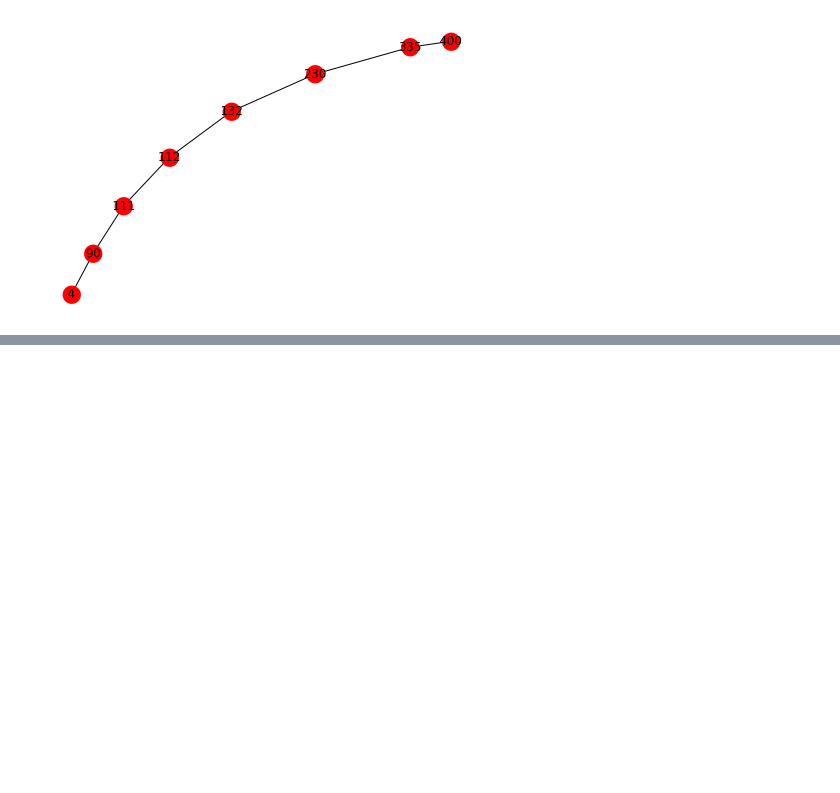
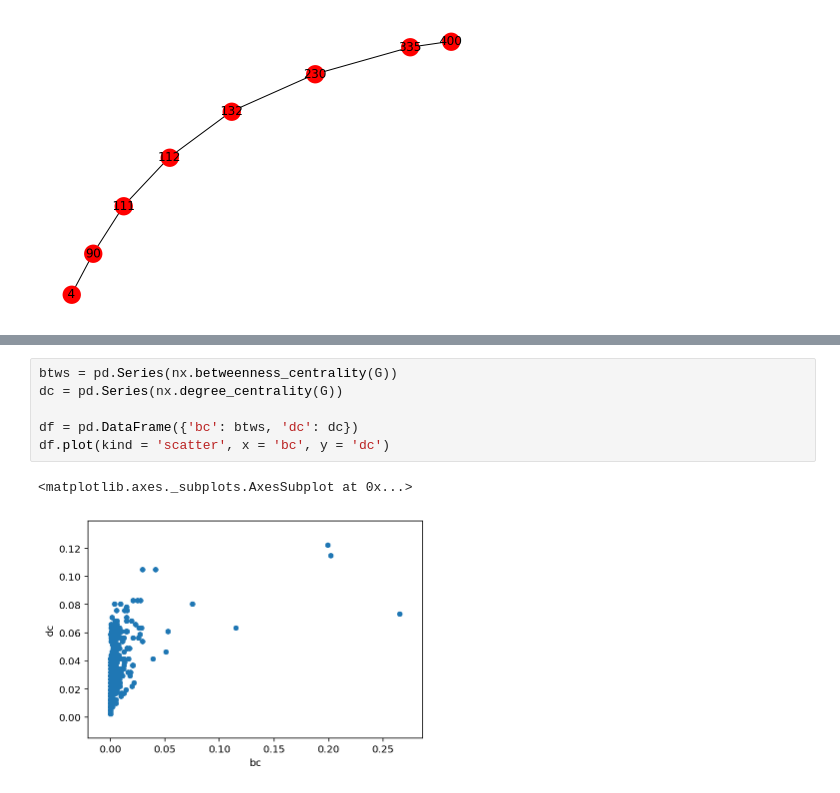
Before and after one commit to s28kiru/network-analysis, a Jupyter notebook: 2-hubs-paths.ipynb, the cells around one changed output, grey strips where cells are left out. Cells and saved outputs as stored; diff of their text form; blank space fills up the shorter version.

```diff
--- a/2-hubs-paths.ipynb
+++ b/2-hubs-paths.ipynb
@@ -161,0 +165,9 @@ nx.draw(newG, with_labels=True)
+# %%
+btws = pd.Series(nx.betweenness_centrality(G))
+dc = pd.Series(nx.degree_centrality(G))
+
+df = pd.DataFrame({'bc': btws, 'dc': dc})
+df.plot(kind = 'scatter', x = 'bc', y = 'dc')
+# %% [output]
+<matplotlib.axes._subplots.AxesSubplot at 0x...>
+[figure, added]
```
Also changed, not shown: parts of 7 cells of this notebook, 1 other file.
